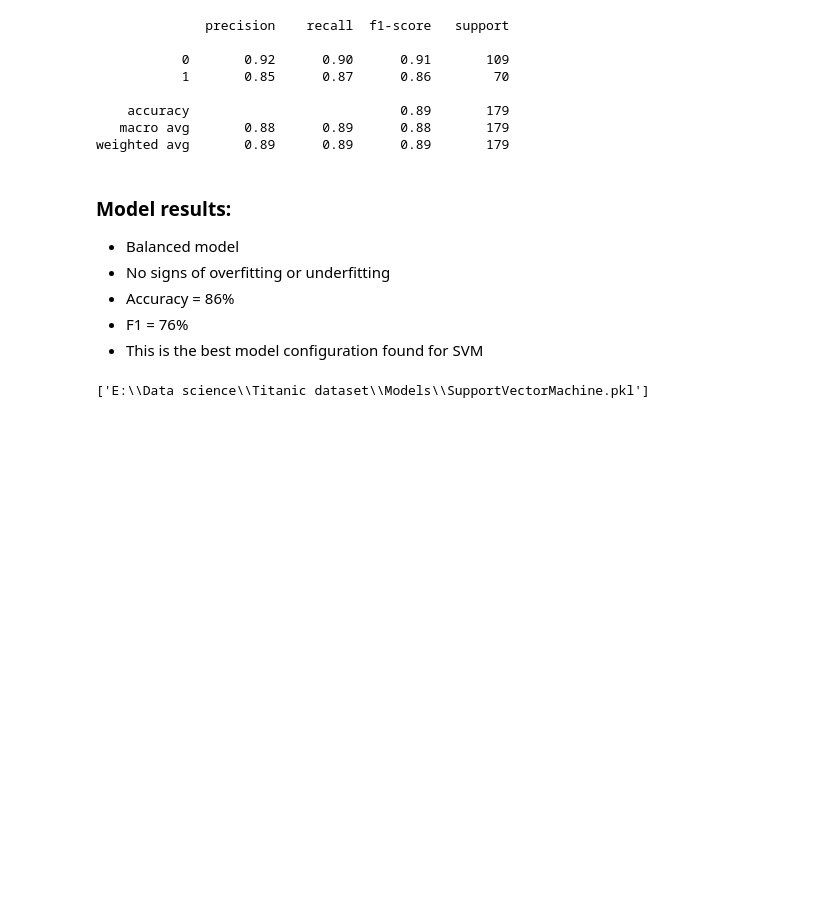
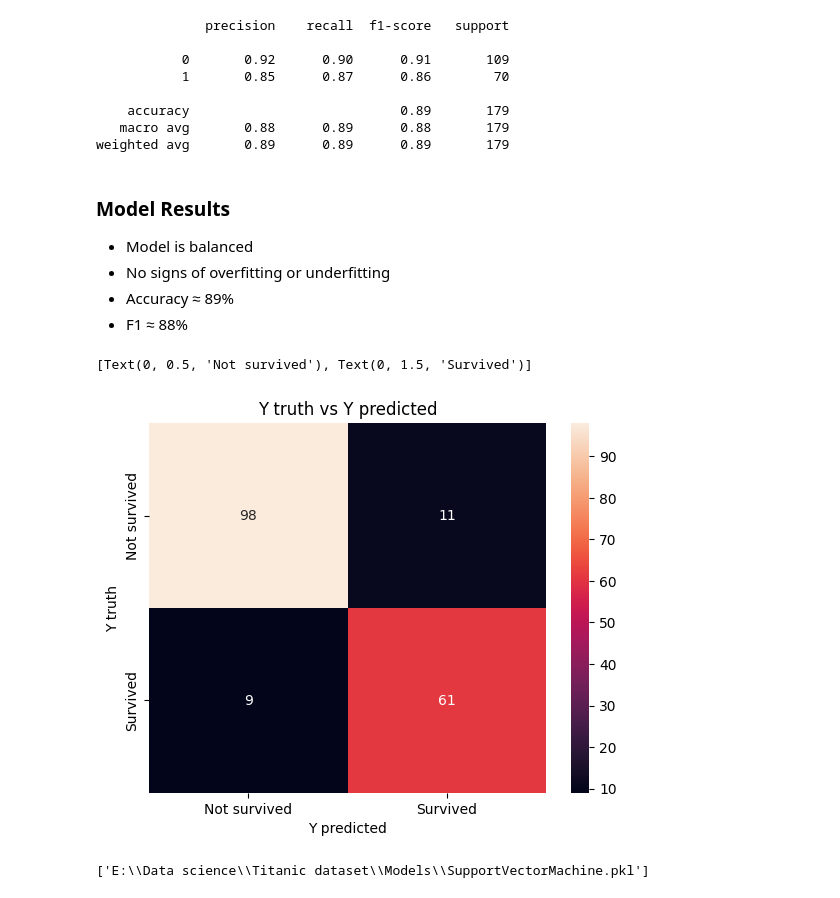
Before and after one commit to MinaGO1/Titanic-dataset, a Jupyter notebook: notebooks/Data Modeling/Support_Vector_Machine.ipynb, the cells around one changed output. Drawn from its saved outputs; the diff is of its cells as text; code cells hidden in the pictures; blank space fills up the shorter version.

```diff
--- a/notebooks/Data Modeling/Support_Vector_Machine.ipynb
+++ b/notebooks/Data Modeling/Support_Vector_Machine.ipynb
@@ -115,11 +126,22 @@ print(classification_report(y_test, y_pred_custom))
    macro avg       0.88      0.89      0.88       179
 weighted avg       0.89      0.89      0.89       179
 # %% [markdown]
-### Model results:
+### Model Results
 
-- Balanced model
+- Model is balanced
 - No signs of overfitting or underfitting
-- Accuracy = 86%
-- F1 = 76%
-- This is the best model configuration found for SVM
+- Accuracy ≈ 89%
+- F1 ≈ 88%
+# %%
+# Plot confusion matrix for the custom threshold predictions
+cm = confusion_matrix(y_test , y_pred_custom)
+plt.title('Y truth vs Y predicted')
+ax = sns.heatmap(cm ,annot=True)
+plt.xlabel('Y predicted')
+plt.ylabel('Y truth')
+ax.set_xticklabels(['Not survived' , 'Survived'])
+ax.set_yticklabels(['Not survived' , 'Survived'])
+# %% [output]
+[Text(0, 0.5, 'Not survived'), Text(0, 1.5, 'Survived')]
+[figure, added]
 # %%
```
Also changed, not shown: parts of 15 cells of this notebook, 3 other files.
